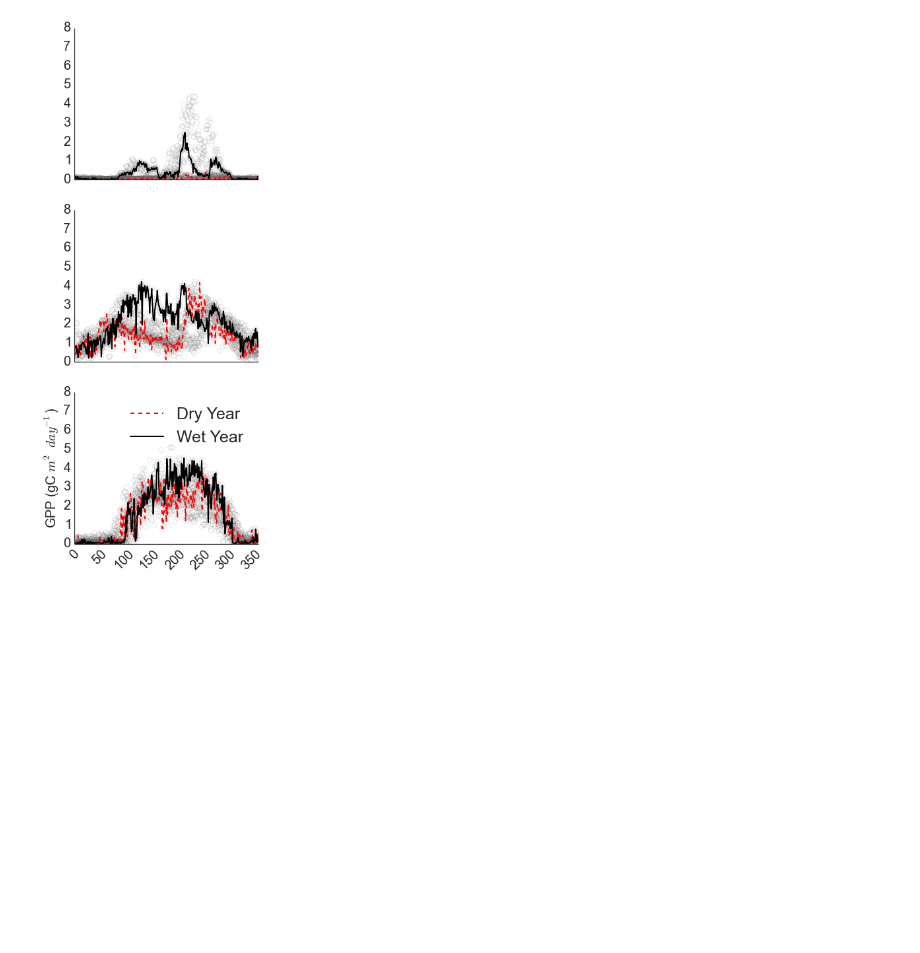
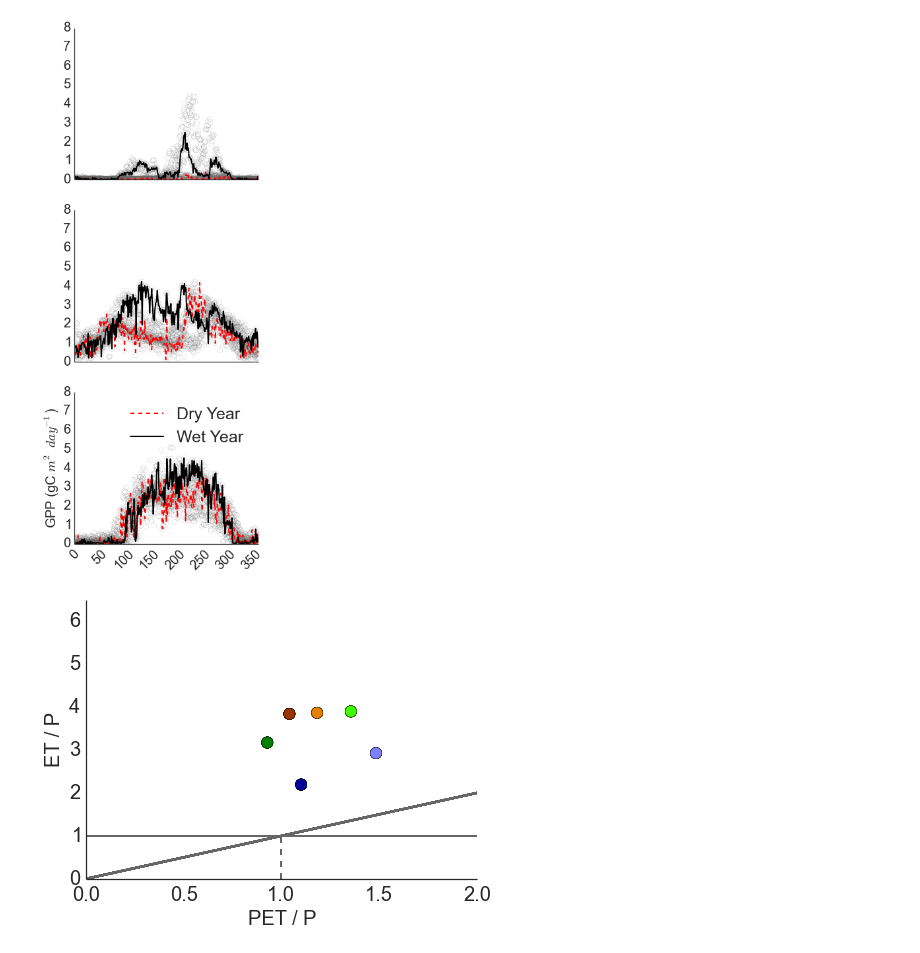
Before and after one commit to djkrofch/edulis, a Jupyter notebook: iPython_Notebooks/NMEG_Plots.ipynb, the cells around one changed output. Saved outputs shown, nothing was run; the diff lists cells and outputs as text; code cells hidden in the pictures; blank space fills up the shorter version.

```diff
--- a/iPython_Notebooks/NMEG_Plots.ipynb
+++ b/iPython_Notebooks/NMEG_Plots.ipynb
@@ -15,7 +15,11 @@ siteColors = [gcolour, scolour, jcolour, pjcolour, pcolour, mcolour]
 # %%
 dataDir = '/home/nikko/Research/Data/TowerData/AmerifluxFiles/Products/'
 dailyFileName = 'AllAmfluxData_Daily_Reichstein.csv'
+dailyFileName_old = 'Old/AllAmfluxData_WithGaps_Filled_Daily_Reich.txt'
+
 dailyData = pd.read_csv(dataDir + dailyFileName)
+dailyData2 = pd.read_csv(dataDir + dailyFileName_old, sep = ' ')
+
 timestamp = []
 idx = 0
 import datetime
@@ -24,6 +28,16 @@ for time in arange(0,dailyData.YEAR.size):
     idx = idx + 1
     timestamp.append(datetime.datetime(int(dailyData.YEAR[time]), 1, 1) + datetime.timedelta(int(dailyData.DOY[time]) - 1))
 indexed_df = dailyData.set_index(pd.to_datetime(timestamp))
+
+timestamp = []
+idx = 0
+import datetime
+for time in arange(0,dailyData2.YEAR.size):
+    #print time
+    idx = idx + 1
+    timestamp.append(datetime.datetime(int(dailyData2.YEAR[time]), 1, 1) + datetime.timedelta(int(dailyData2.DOY[time]) - 1))
+
+indexed_df2 = dailyData2.set_index(pd.to_datetime(timestamp))
 # %%
 site = 'Mpj'
 pjdata = dailyData[dailyData.SITE == site]
@@ -246,3 +260,39 @@ sns.set_style("white")
 savefig('SiteSeries_small_2011.tif')
 # %% [output]
 [figure]
+# %%
+order = list(['Seg','Ses','Wjs','Mpj','Vcp','Vcm'])
+
+
+fig, ax1 = plt.subplots(1,1, sharey = True,figsize = (7,5),dpi = 300)
+x = [0,10,20]
+y = [0,10,20]
+
+idx = 0
+for site in order:
+    for year in years:
+        toPlot = indexed_df2[(indexed_df2.SITE == site) & (indexed_df2.YEAR > 2007)]
+        toPlotxy = indexed_df2.groupby('YEAR')
+        toPlotx = toPlot.ET.sum() / toPlot.PRECIP.sum()
+        toPloty = toPlot.ETpot.sum() / toPlot.PRECIP.sum()
+        ax1.scatter(toPlotx, toPloty, c = siteColors[idx], s = 130)
+        ax1.vlines(x = 1.0, ymin = 0, ymax = 1,
+            color = '#666666', linestyle = '--')
+        ax1.hlines(y = 1.0, xmin = 0, xmax = 2,
+            color = '#666666', linestyle = '-')
+
+        ax1.plot(x,y, lw = 2, color = '#666666',linestyle = '-')
+        ax1.set_ylim([0,6.5])
+        ax1.set_xlim([0,2])
+
+    idx = idx + 1
+
+sns.despine()
+sns.set_style("white")
+xlabel('PET / P',fontsize = 20)
+ylabel('ET / P',fontsize = 20)
+yticks(fontsize = 20)
+xticks(fontsize = 20)
+savefig('CumulativeNEE.tif')
+# %% [output]
+[figure, added]
```
Also changed, not shown: parts of 4 cells of this notebook, 18 other files.
